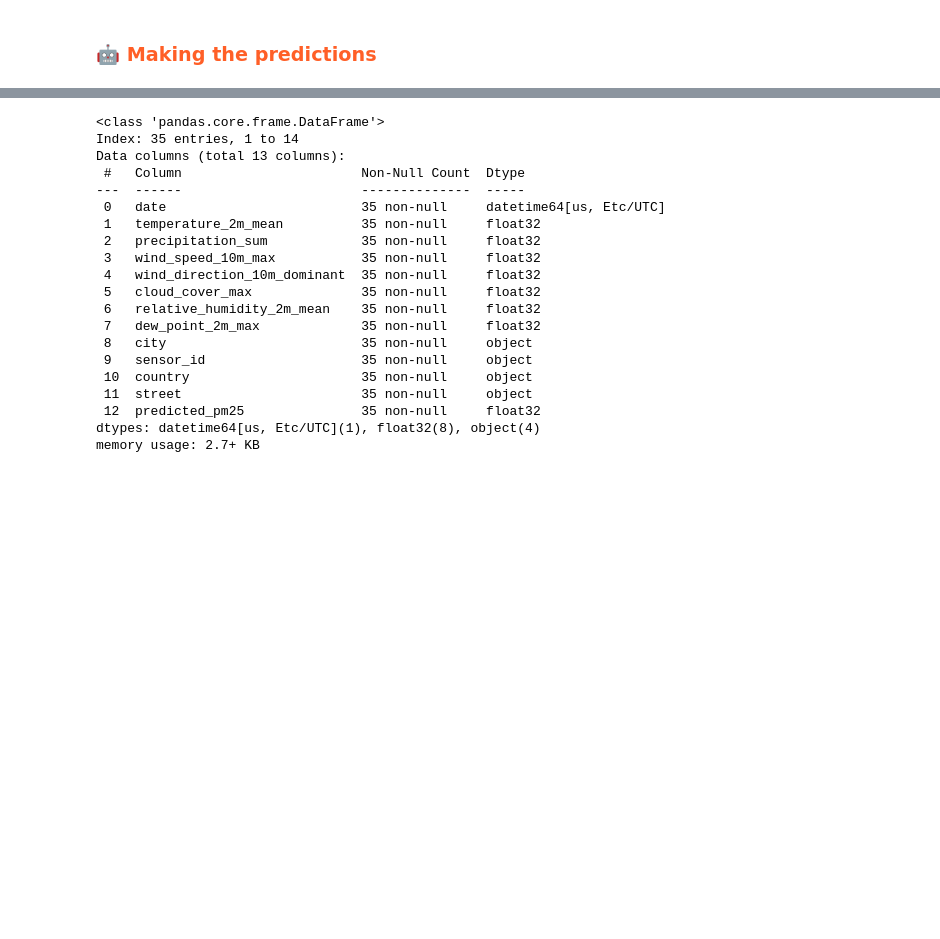
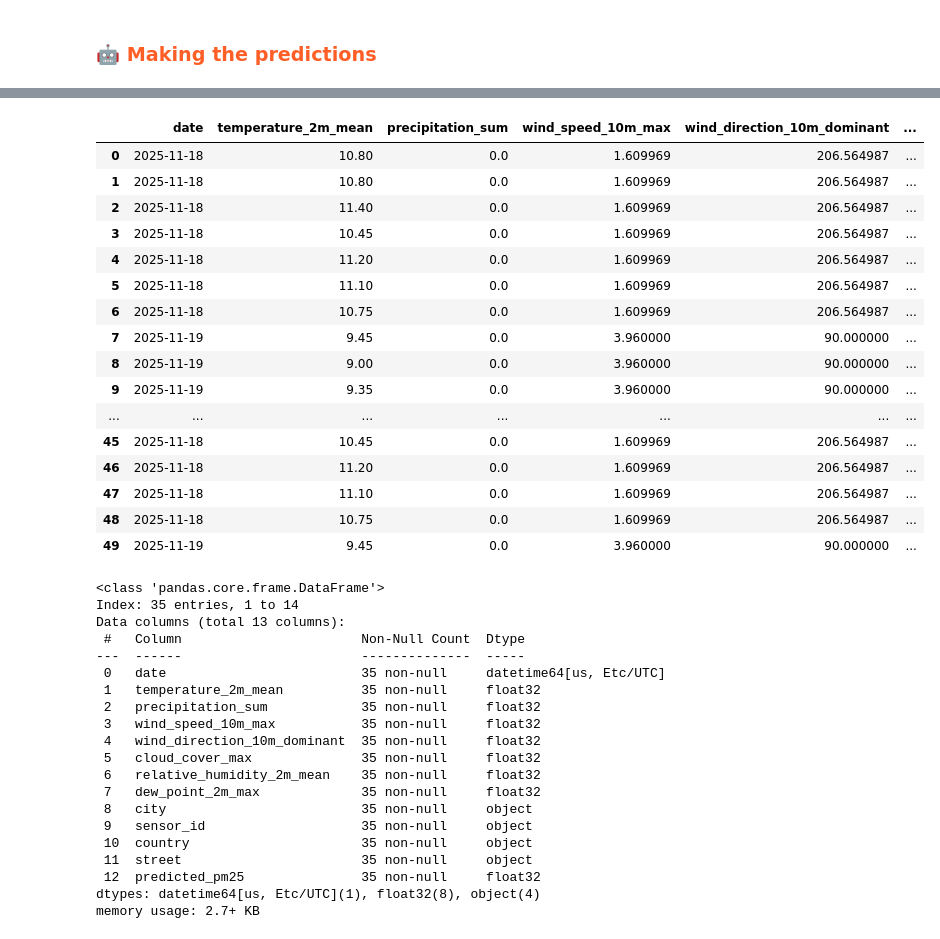
Before and after one commit to david-bazalduaa/Air-Quality-Prediction-Service-Madrid, a Jupyter notebook: notebooks/4_air_quality_batch_inference.ipynb, the cells around one changed output, grey strips where cells are left out. Saved outputs shown, nothing was run; the diff lists cells and outputs as text; code cells hidden in the pictures; blank space fills up the shorter version.

```diff
--- a/notebooks/4_air_quality_batch_inference.ipynb
+++ b/notebooks/4_air_quality_batch_inference.ipynb
@@ -284,3 +326,23 @@ KeyError: 'weather_madrid_temperature_2m_mean'
+# %%
+result_df.head(50)
+# %% [output]
+|  | date | temperature_2m_mean | precipitation_sum | wind_speed_10m_max | wind_direction_10m_dominant | ... |
+| 0 | 2025-11-18 | 10.80 | 0.0 | 1.609969 | 206.564987 | ... |
+| 1 | 2025-11-18 | 10.80 | 0.0 | 1.609969 | 206.564987 | ... |
+| 2 | 2025-11-18 | 11.40 | 0.0 | 1.609969 | 206.564987 | ... |
+| 3 | 2025-11-18 | 10.45 | 0.0 | 1.609969 | 206.564987 | ... |
+| 4 | 2025-11-18 | 11.20 | 0.0 | 1.609969 | 206.564987 | ... |
+| 5 | 2025-11-18 | 11.10 | 0.0 | 1.609969 | 206.564987 | ... |
+| 6 | 2025-11-18 | 10.75 | 0.0 | 1.609969 | 206.564987 | ... |
+| 7 | 2025-11-19 | 9.45 | 0.0 | 3.960000 | 90.000000 | ... |
+| 8 | 2025-11-19 | 9.00 | 0.0 | 3.960000 | 90.000000 | ... |
+| 9 | 2025-11-19 | 9.35 | 0.0 | 3.960000 | 90.000000 | ... |
+| ... | ... | ... | ... | ... | ... | ... |
+| 45 | 2025-11-18 | 10.45 | 0.0 | 1.609969 | 206.564987 | ... |
+| 46 | 2025-11-18 | 11.20 | 0.0 | 1.609969 | 206.564987 | ... |
+| 47 | 2025-11-18 | 11.10 | 0.0 | 1.609969 | 206.564987 | ... |
+| 48 | 2025-11-18 | 10.75 | 0.0 | 1.609969 | 206.564987 | ... |
+| 49 | 2025-11-19 | 9.45 | 0.0 | 3.960000 | 90.000000 | ... |
 # %%
 batch_data.info()
 # %% [output]
```
Also changed, not shown: parts of 5 cells of this notebook.
